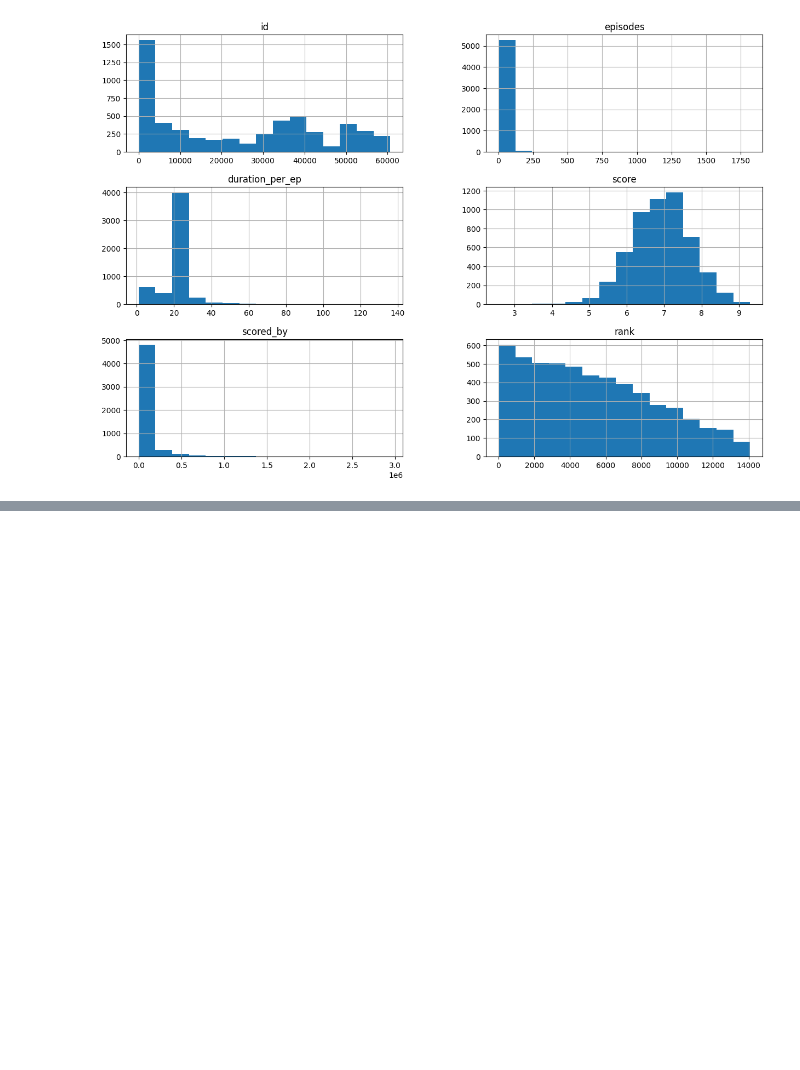
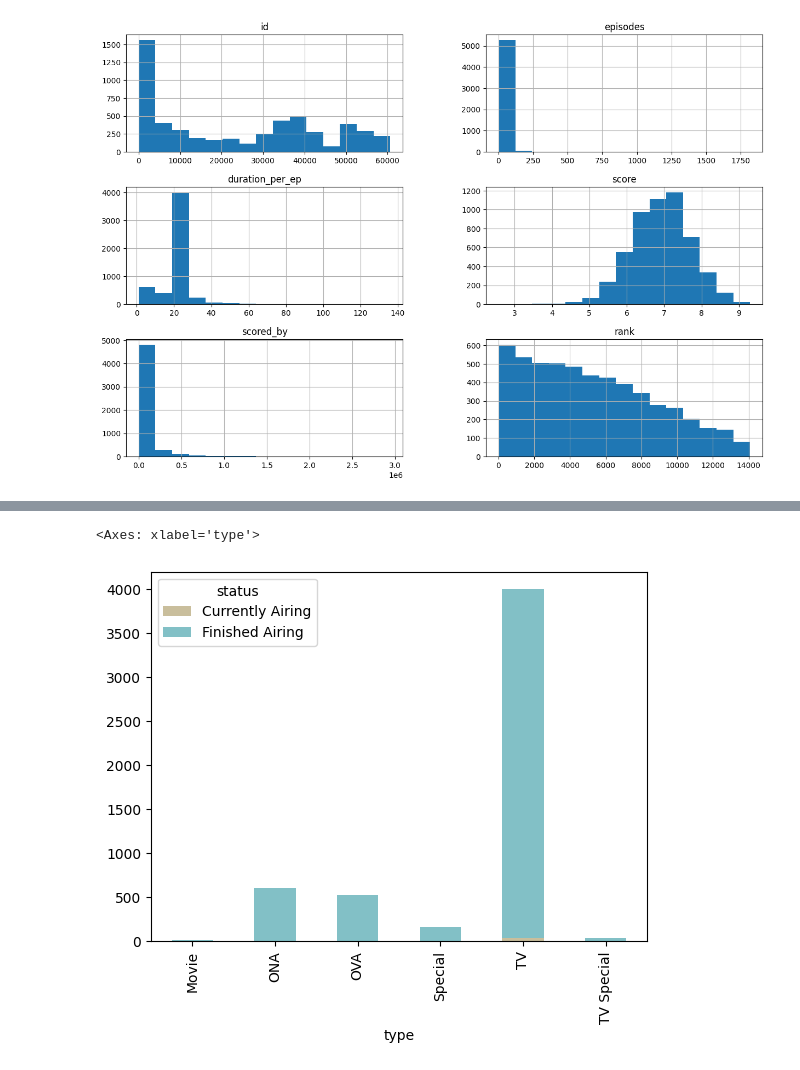
Before and after one commit to Mikayla-ds2/constellation-anime, a Jupyter notebook: data.ipynb, the cells around one changed output, grey strips where cells are left out. Cells and saved outputs as stored; diff of their text form; code cells hidden in the pictures; blank space fills up the shorter version.

```diff
--- a/data.ipynb
+++ b/data.ipynb
@@ -133,0 +139,3 @@ data = data.dropna()
+# %%
+data['episodes_category'] = pd.cut(data['episodes'], bins=[1, 50, 100, 250, 750, data['episodes'].max()], labels=['1 - 50 Episodes', '50 - 100 Episodes', '100 - 250 Episodes', '250 - 750 Episodes', '1500+ Episodes'])
+data.head()
@@ -170,3 +195,5 @@ plt.show()
 [figure]
 # %%
 # beginning of cross tables
+crosstab = pd.crosstab(data['type'], data['status'])
+crosstab
@@ -172,0 +209,6 @@ plt.show()
+# %%
+# visualization of above
+crosstab.plot(kind='bar', stacked=True, colormap=customCmap)
+# %% [output]
+<Axes: xlabel='type'>
+[figure, added]
```
Also changed, not shown: parts of 10 cells of this notebook, 2 other files.
